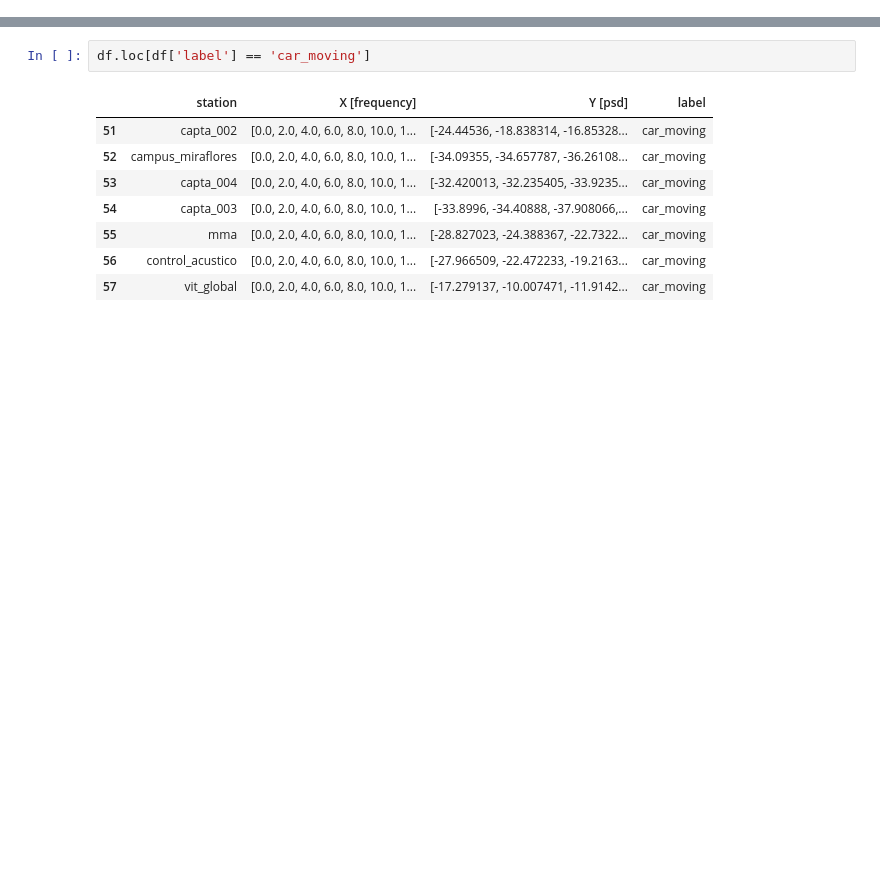
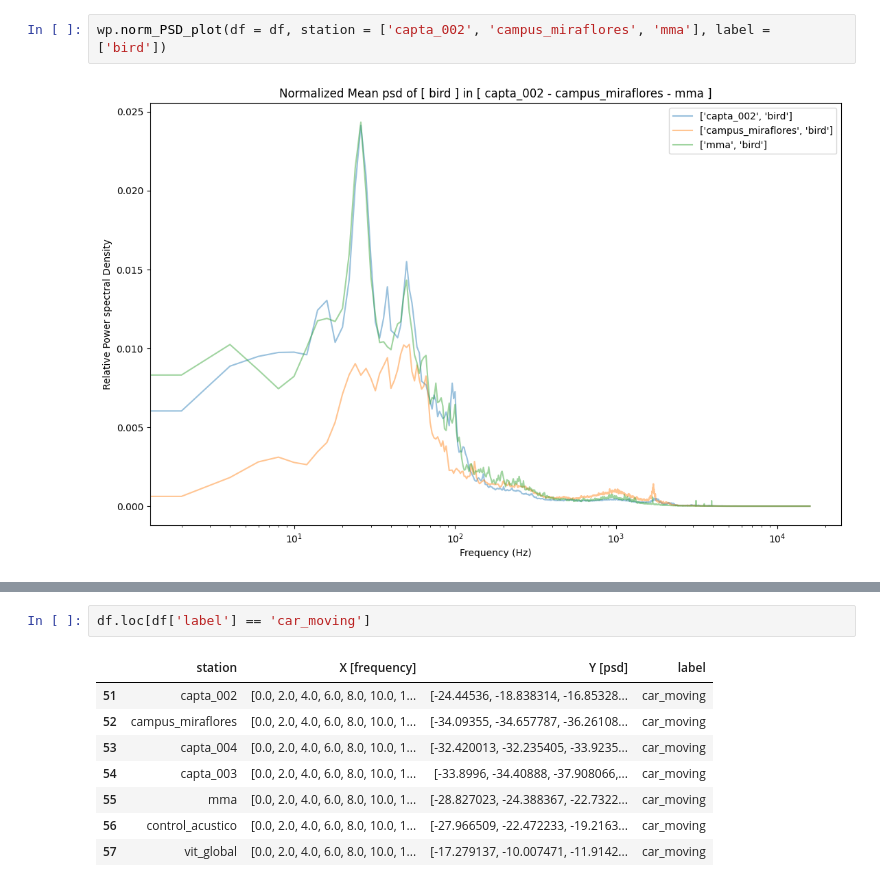
Before and after one commit to JoaquinRMorales/fusa_noise, a Jupyter notebook: Experiments.ipynb, the cells around one changed output, grey strips where cells are left out. Drawn from its saved outputs; the diff is of its cells as text; blank space fills up the shorter version.

Commit message:
added normalized plot

```diff
--- a/Experiments.ipynb
+++ b/Experiments.ipynb
@@ -74,0 +117,4 @@ df
+# %%
+wp.norm_PSD_plot(df = df, station = ['capta_002', 'campus_miraflores', 'mma'], label = ['bird'])
+# %% [output]
+[figure, added]
```
Also changed, not shown: parts of 20 cells of this notebook, 1 other file.
